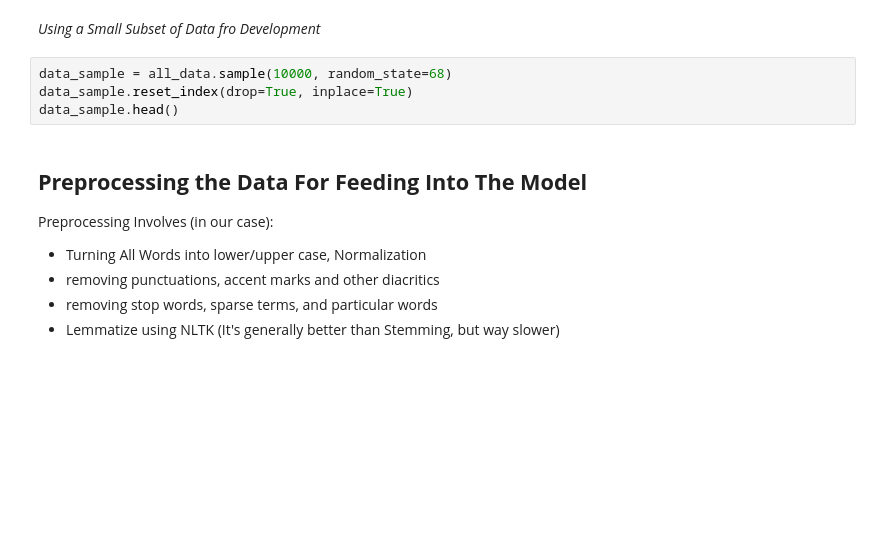
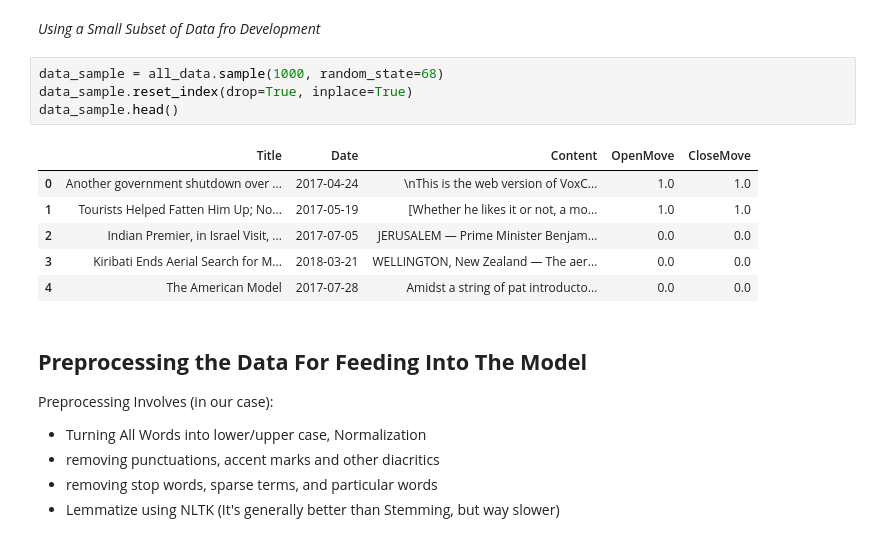
Before and after one commit to anti-mony/NASDAQ-Movement-Prediction, a Jupyter notebook: MainColab.ipynb, the cells around one changed output. Drawn from its saved outputs; the diff is of its cells as text; blank space fills up the shorter version.

```diff
--- a/MainColab.ipynb
+++ b/MainColab.ipynb
@@ -76,9 +85,16 @@ all_data.head()
 # %% [markdown]
 *Using a Small Subset of Data fro Development*
 # %%
-data_sample = all_data.sample(10000, random_state=68)
+data_sample = all_data.sample(1000, random_state=68)
 data_sample.reset_index(drop=True, inplace=True)
 data_sample.head()
+# %% [output]
+|  | Title | Date | Content | OpenMove | CloseMove |
+| 0 | Another government shutdown over ... | 2017-04-24 | \nThis is the web version of VoxC... | 1.0 | 1.0 |
+| 1 | Tourists Helped Fatten Him Up; No... | 2017-05-19 | [Whether he likes it or not, a mo... | 1.0 | 1.0 |
+| 2 | Indian Premier, in Israel Visit, ... | 2017-07-05 | JERUSALEM — Prime Minister Benjam... | 0.0 | 0.0 |
+| 3 | Kiribati Ends Aerial Search for M... | 2018-03-21 | WELLINGTON, New Zealand — The aer... | 0.0 | 0.0 |
+| 4 | The American Model | 2017-07-28 | Amidst a string of pat introducto... | 0.0 | 0.0 |
 # %% [markdown]
 ## **Preprocessing the Data For Feeding Into The Model**
 
```
Also changed, not shown: parts of 9 cells of this notebook.
